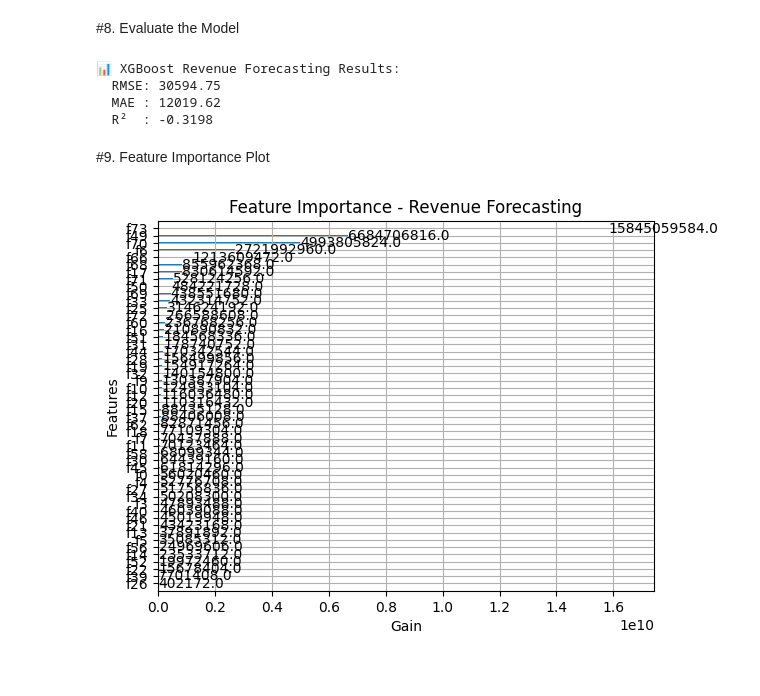
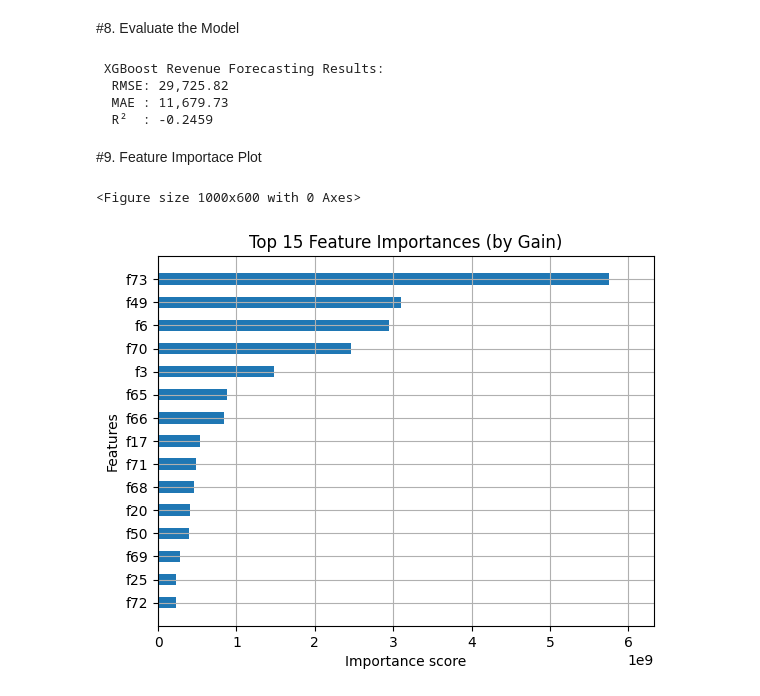
Before and after one commit to vimesh630/Revenue_Forecasting, a Jupyter notebook: XGBoost_for_Revenue_Forecasting.ipynb, the cells around one changed output. Saved outputs shown, nothing was run; the diff lists cells and outputs as text; code cells hidden in the pictures.

Commit message:
Executed XGBoost with some changes to improve the accuracy.

```diff
--- a/XGBoost_for_Revenue_Forecasting.ipynb
+++ b/XGBoost_for_Revenue_Forecasting.ipynb
@@ -56,7 +51,9 @@ categorical_features = ['Account', 'Product', 'Type']
 categorical_transformer = OneHotEncoder(handle_unknown='ignore')
 
 preprocessor = ColumnTransformer(
-    transformers=[('cat', categorical_transformer, categorical_features)],
-    remainder='passthrough'
+    transformers=[
+        ('cat', categorical_transformer, categorical_features)
+    ],
+    remainder='passthrough'  # Keep numerical features as is
 )
 # %% [markdown]
@@ -77 +61,16 @@ xgb_model = Pipeline(steps=[
+# %%
+xgb_model = xgb.XGBRegressor(
+    n_estimators=200,
+    max_depth=6,
+    learning_rate=0.1,
+    subsample=0.8,
+    colsample_bytree=0.8,
+    random_state=42,
+    objective='reg:squarederror'
+)
+
+pipeline = Pipeline(steps=[
+    ('preprocessor', preprocessor),
+    ('regressor', xgb_model)
+])
 # %% [markdown]
@@ -79,5 +78,5 @@ xgb_model = Pipeline(steps=[
 # %%
-xgb_model.fit(X_train, y_train)
+pipeline.fit(X_train, y_train)
 # %% [output]
 The format of the columns of the 'remainder' transformer in ColumnTransformer.transformers_ will change in version 1.7 to match the format of the other transformers.
 At the moment the remainder columns are stored as indices (of type int). With the same ColumnTransformer configuration, in the future they will be stored as column names (of type str).
@@ -104,34 +103,41 @@ Pipeline(steps=[('preprocessor',
 # %% [markdown]
 #8. Evaluate the Model
 # %%
-y_pred = xgb_model.predict(X_test)
+y_pred = pipeline.predict(X_test)
 
-mse = mean_squared_error(y_test, y_pred)
-rmse = mse**0.5 # Calculate RMSE by taking the square root of MSE
+rmse = mean_squared_error(y_test, y_pred)**0.5 # Calculate RMSE by taking the square root
 mae = mean_absolute_error(y_test, y_pred)
 r2 = r2_score(y_test, y_pred)
 
-print("\n📊 XGBoost Revenue Forecasting Results:")
-print(f"  RMSE: {rmse:.2f}")
-print(f"  MAE : {mae:.2f}")
+print("\n XGBoost Revenue Forecasting Results:")
+print(f"  RMSE: {rmse:,.2f}")
+print(f"  MAE : {mae:,.2f}")
 print(f"  R²  : {r2:.4f}")
 # %% [output]
-📊 XGBoost Revenue Forecasting Results:
-  RMSE: 30594.75
-  MAE : 12019.62
-  R²  : -0.3198
+ XGBoost Revenue Forecasting Results:
+  RMSE: 29,725.82
+  MAE : 11,679.73
+  R²  : -0.2459
 # %% [markdown]
-#9. Feature Importance Plot
+#9. Feature Importace Plot
-# %%
-import matplotlib.pyplot as plt
-
-# Access underlying XGB model
-xgb_final_model = xgb_model.named_steps['regressor']
-feature_names = xgb_model.named_steps['preprocessor'].get_feature_names_out()
-
-# Plot
-xgb.plot_importance(xgb_final_model, importance_type='gain', xlabel='Gain')
-plt.title("Feature Importance - Revenue Forecasting")
-plt.show()
-# %% [output]
-[figure, removed]
+# %%
+# Extract feature names after one-hot encoding
+onehot_feature_names = pipeline.named_steps['preprocessor'] \
+    .named_transformers_['cat'].get_feature_names_out(categorical_features)
+
+all_feature_names = list(onehot_feature_names) + [f for f in features if f not in categorical_features]
+
+# Plot
+plt.figure(figsize=(10, 6))
+xgb.plot_importance(
+    pipeline.named_steps['regressor'],
+    importance_type='gain',
+    show_values=False,
+    height=0.5,
+    max_num_features=15
+)
+plt.title('Top 15 Feature Importances (by Gain)')
+plt.show()
+# %% [output]
+<Figure size 1000x600 with 0 Axes>
+[figure, added]
```
Also changed, not shown: parts of 12 cells of this notebook.
